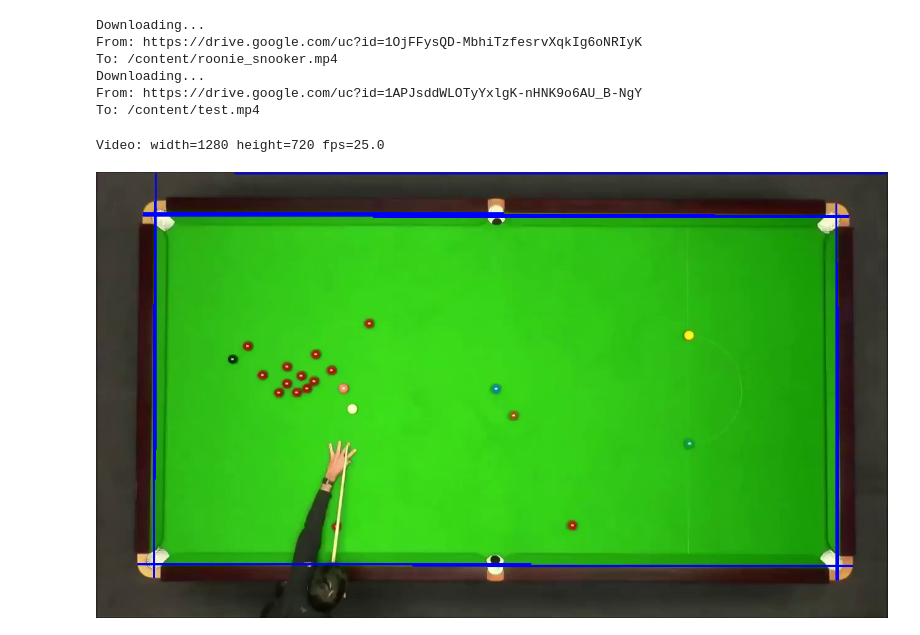
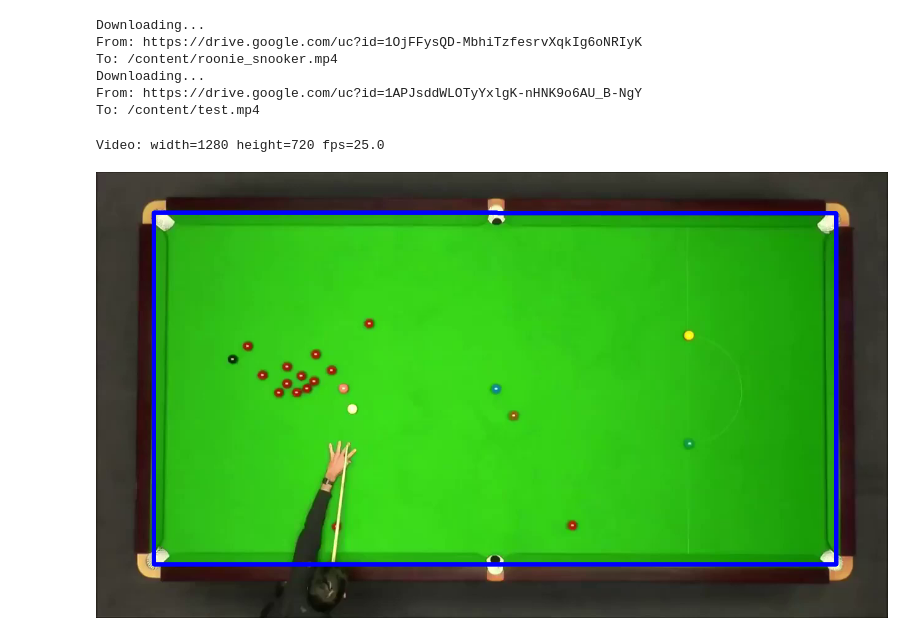
Before and after one commit to Mimikkk/study-master-2023-wk, a Jupyter notebook: project-2-image-description/projekt2_ap.ipynb, the cells around one changed output. Cells and saved outputs as stored; diff of their text form; code cells hidden in the pictures.

Commit message:
improve table detection

```diff
--- a/project-2-image-description/projekt2_ap.ipynb
+++ b/project-2-image-description/projekt2_ap.ipynb
@@ -50,33 +119,21 @@ def open_video(path):
 # %%
 video, video_width, video_height, video_fps = open_video('./roonie_snooker.mp4')
 # video_track = cv2.VideoWriter('./roonie_snooker.avi', cv2.VideoWriter_fourcc(*'DIVX'), video_fps, (video_width, video_height))
 
 video.set(cv2.CAP_PROP_POS_FRAMES, 0)
-for _ in range(1):
+for i in range(1):
     ret, frame = video.read()
-    _frame = frame.copy()
 
     if ret:
-        # detect table
-        gray_f = cv2.cvtColor(frame, cv2.COLOR_BGR2GRAY)
-        threshold_f = cv2.adaptiveThreshold(gray_f, 255, cv2.ADAPTIVE_THRESH_MEAN_C, cv2.THRESH_BINARY, 21, -12)
-        lines = cv2.HoughLinesP(threshold_f, rho=2, theta=np.pi/20, threshold=600, minLineLength=400, maxLineGap=50)
-        for line in lines:
-            x1, y1, x2, y2 = line[0]
-            cv2.line(_frame, (x1, y1), (x2, y2), (255, 0, 0), 2)
-
+        # draw table borders
+        _frame = draw_table_borders(frame)
         imshow(_frame)
-
-        # detect pockets
-        ...
-
-        # video_track.write(gray_frame)
     else:
         break
 
 # video_track.release()
 # !ffmpeg -hide_banner -loglevel error -i roonie_snooker.avi -y roonie_snooker.mp4
 # Video.from_file('./roonie_snooker.mp4', width=video_width, height=video_height)
 # %% [output]
 Video: width=1280 height=720 fps=25.0
-[figure, old version]
+[figure, new version]
```
Also changed, not shown: parts of 2 cells of this notebook.
